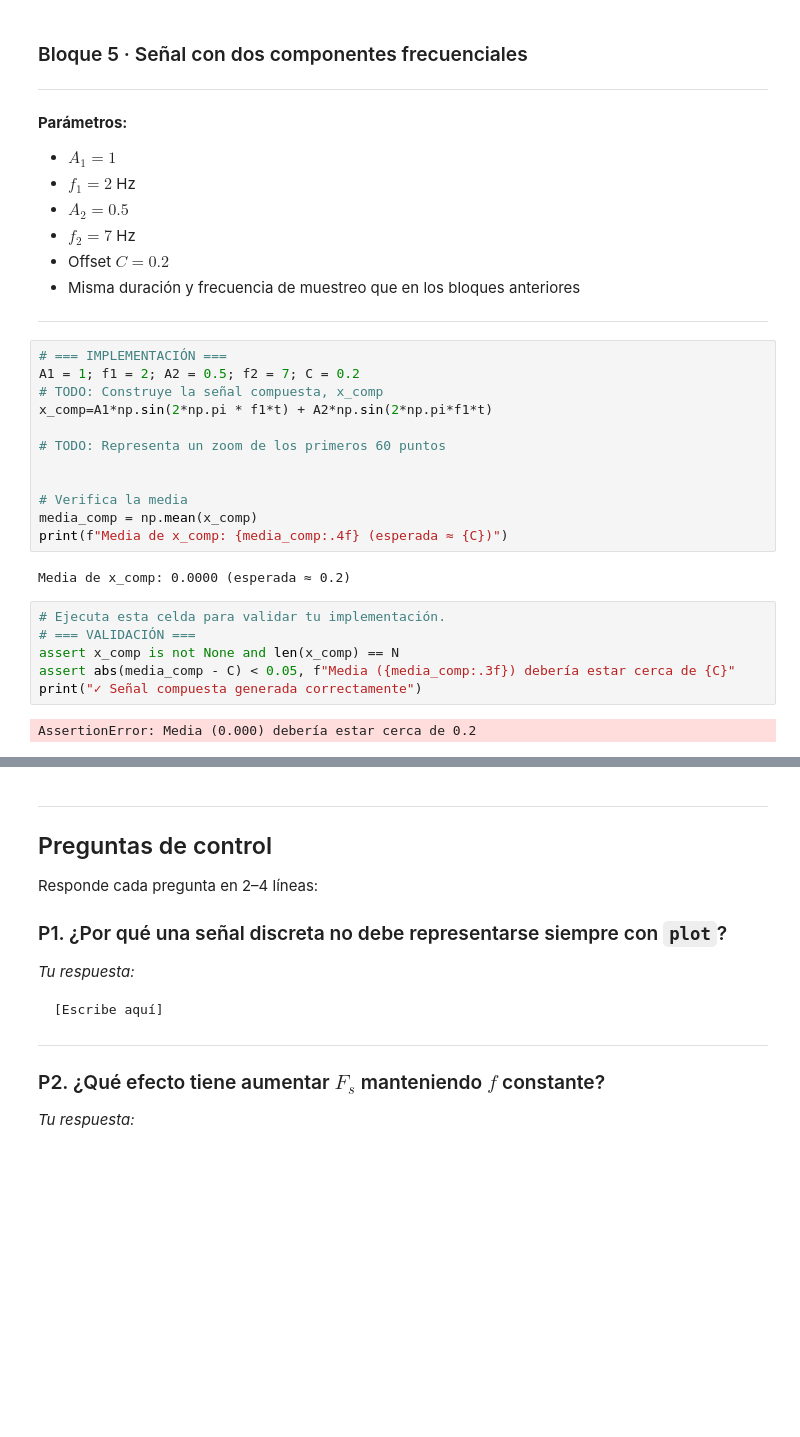
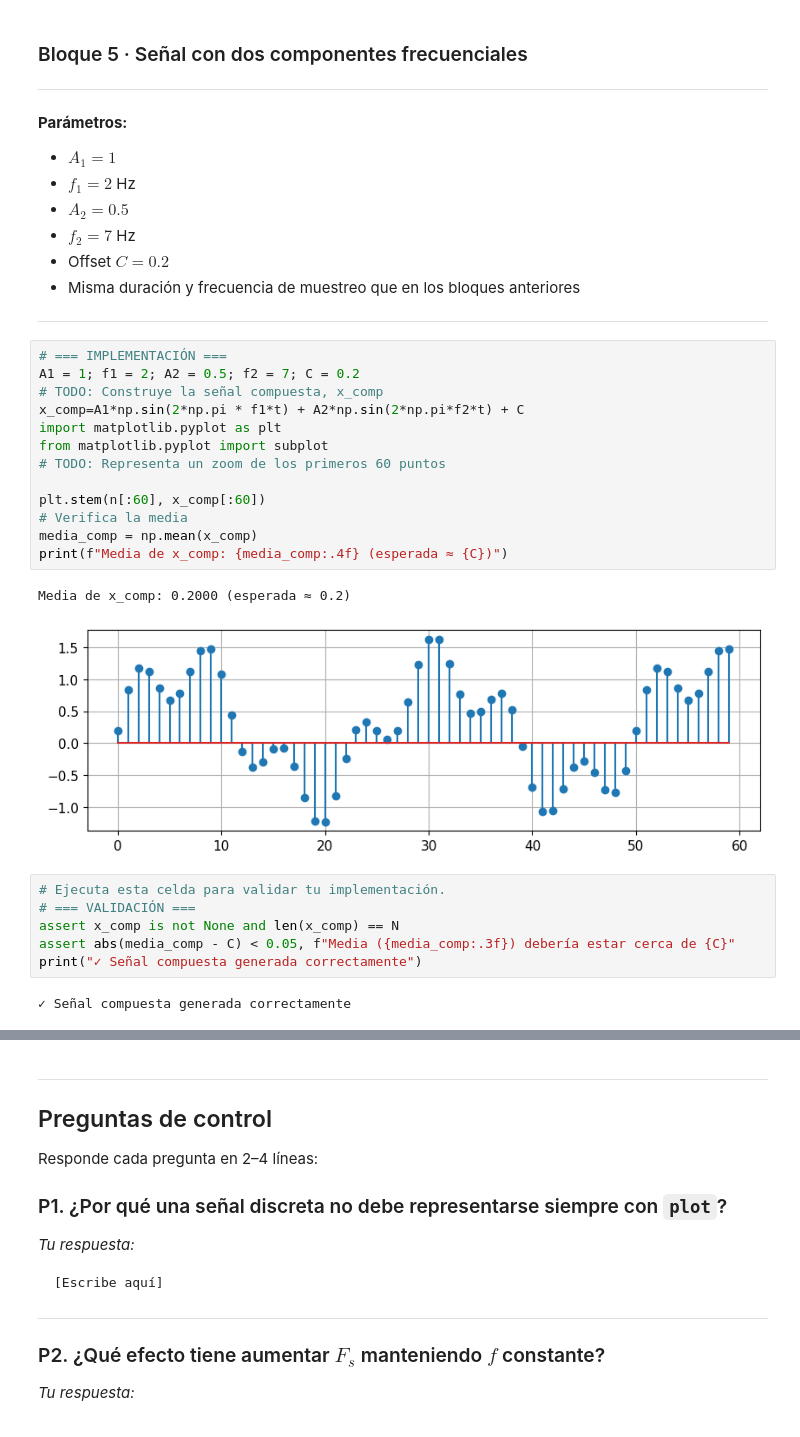
Before and after one commit to saul-perezs/Talleres_TI_GCED, a Jupyter notebook: notebooks/Taller_1_Senales_en_Python.ipynb, the cells around one changed output, grey strips where cells are left out. Saved outputs shown, nothing was run; the diff lists cells and outputs as text; blank space fills up the shorter version.

```diff
--- a/notebooks/Taller_1_Senales_en_Python.ipynb
+++ b/notebooks/Taller_1_Senales_en_Python.ipynb
@@ -560,17 +564,19 @@ $$x[n] = A_1 \sin\left(2\pi \frac{f_1}{F_s} n\right) + A_2 \cos\left(2\pi \frac{
 # %%
 # === IMPLEMENTACIÓN ===
 A1 = 1; f1 = 2; A2 = 0.5; f2 = 7; C = 0.2
 # TODO: Construye la señal compuesta, x_comp
-x_comp=A1*np.sin(2*np.pi * f1*t) + A2*np.sin(2*np.pi*f1*t)
-
+x_comp=A1*np.sin(2*np.pi * f1*t) + A2*np.sin(2*np.pi*f2*t) + C
+import matplotlib.pyplot as plt
+from matplotlib.pyplot import subplot
 # TODO: Representa un zoom de los primeros 60 puntos
 
-
+plt.stem(n[:60], x_comp[:60])
 # Verifica la media
 media_comp = np.mean(x_comp)
 print(f"Media de x_comp: {media_comp:.4f} (esperada ≈ {C})")
 # %% [output]
-Media de x_comp: 0.0000 (esperada ≈ 0.2)
+Media de x_comp: 0.2000 (esperada ≈ 0.2)
+[figure, added]
 # %%
 # Ejecuta esta celda para validar tu implementación.
 # === VALIDACIÓN ===
@@ -578,7 +584,7 @@ assert x_comp is not None and len(x_comp) == N
 assert abs(media_comp - C) < 0.05, f"Media ({media_comp:.3f}) debería estar cerca de {C}"
 print("✓ Señal compuesta generada correctamente")
 # %% [output]
-AssertionError: Media (0.000) debería estar cerca de 0.2
+✓ Señal compuesta generada correctamente
 # %% [markdown]
 ### Bloque 6 · Segmentación: extraer 1 período y añadir ceros
 
```
Also changed, not shown: parts of 12 cells of this notebook.
